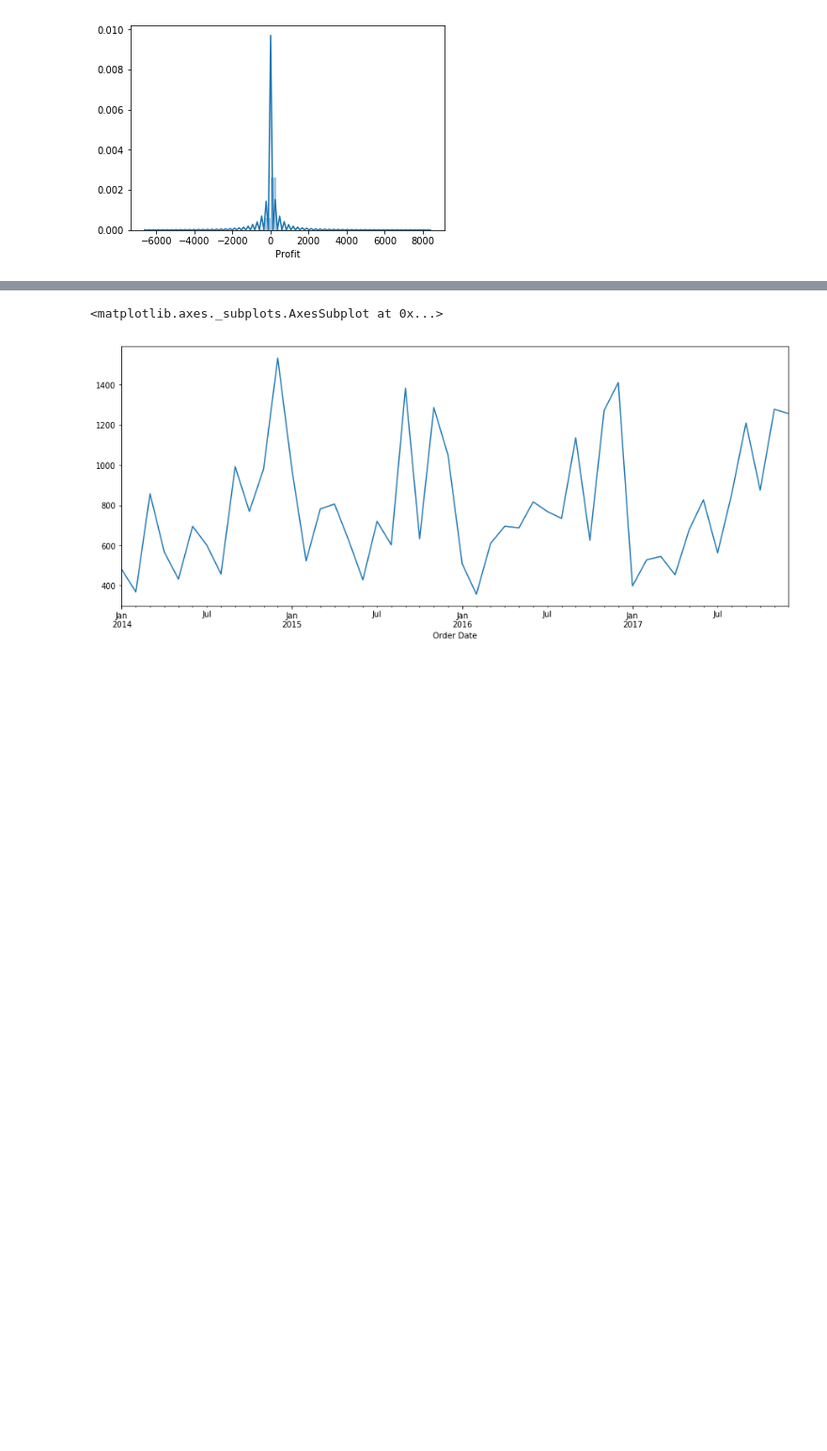
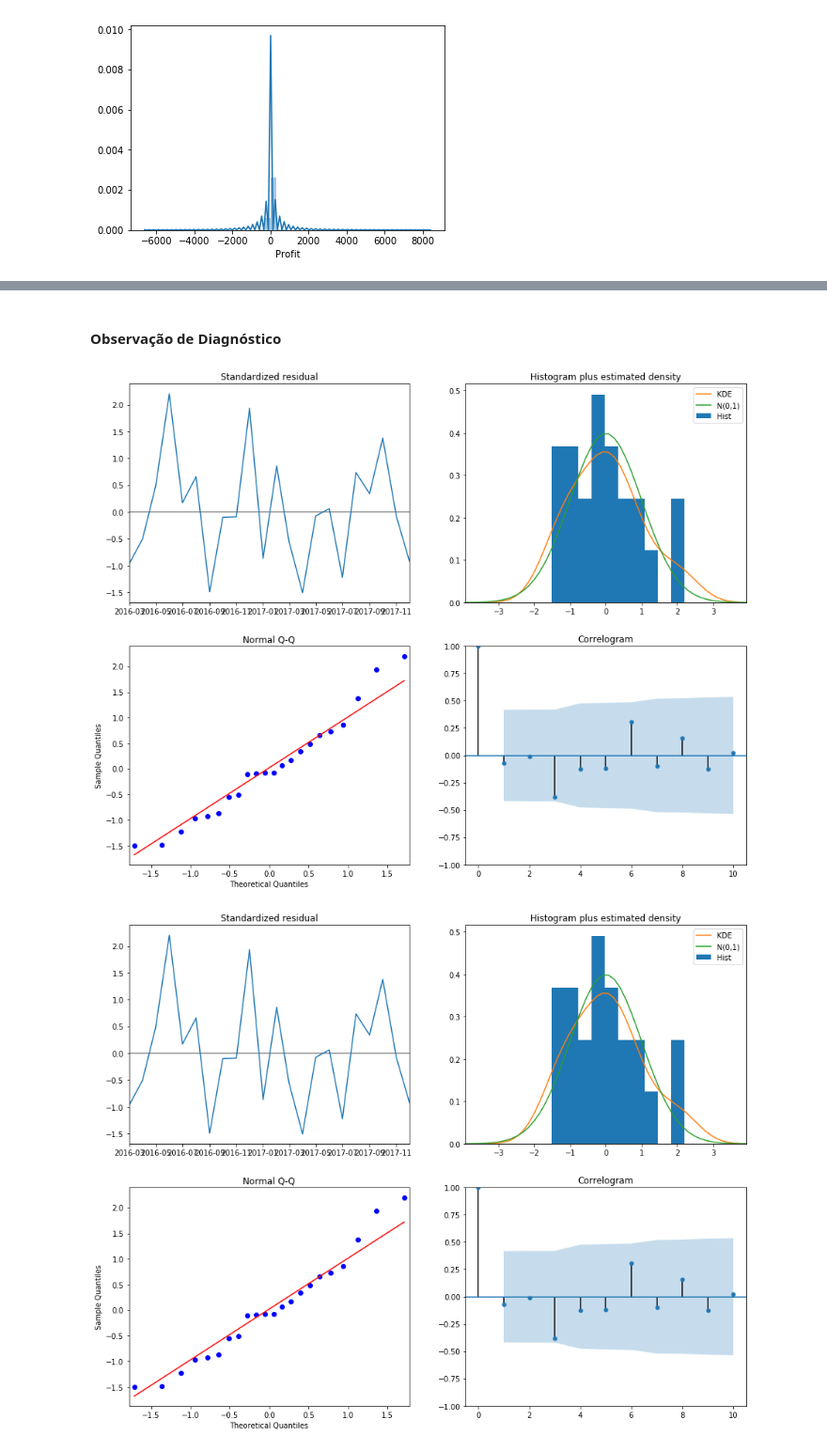
Before and after one commit to EverNife/DataAnalytics-API, a Jupyter notebook: Treino3/Treino3_SuperStore.ipynb, the cells around one changed output, grey strips where cells are left out. Shown: that part at 94% size. Drawn from its saved outputs; the diff is of its cells as text; code cells hidden in the pictures; blank space fills up the shorter version.

Commit message:
Finalizado ARIMA notebook em utilização manual! (Treino 3).

```diff
--- a/Treino3/Treino3_SuperStore.ipynb
+++ b/Treino3/Treino3_SuperStore.ipynb
@@ -140,7 +96,7 @@ orederedFurniture
 # Esse comando resample só pode ser usado em dataframes com index em TimeStamp (Ou seja, só serve para problemas de séries temporáis, como esse)
 
 # Nesse caso, dando ressample com a média dos meses, mas poderia ser a soma do total vendido tambem...
-anualOrderedFurniture = orederedFurniture['Sales'].resample('MS').mean();
-anualOrderedFurniture
+monthilyOrderedFurniture = orederedFurniture['Sales'].resample('MS').mean();
+monthilyOrderedFurniture.head(5)
 # %% [output]
 Order Date
@@ -162,0 +135,15 @@ Freq: MS, Name: Sales, dtype: float64
+# %%
+import itertools;
+
+p = sazonalidade = range(0, 2);     # Arima P == auto-regressive part of the model
+d = tendencia = range(0, 2);        # Arima D == integrated part of the model
+q = ruido = range(0,2);             # Arima Q == moving average part of the model
+
+#itertools.product basicamente relaciona todas as variáveis com todas as varíaveis... como já diz, PRODUCT
+pdq = list(itertools.product(sazonalidade, tendencia, ruido))
+
+#Criando agora as variações de calculos para o arima usar.
+#(Similar ao 'grid search' de machine learning)
+ARIMA_SASONALIDADE = 12; #12 meses, no caso, 1 ano;
+seasonal_pdq = [(x[0], x[1], x[2], ARIMA_SASONALIDADE) for x in list(itertools.product(p, d, q))]
+seasonal_pdq
@@ -162,0 +215,10 @@ Freq: MS, Name: Sales, dtype: float64
+# %%
+mod = sm.tsa.statespace.SARIMAX(monthilyOrderedFurniture,
+                                order=theOrder,
+                                seasonal_order=theSeasonal_order,
+                                enforce_stationarity=False,
+                                enforce_invertibility=False)
+
+resultado_final = mod.fit()
+
+print(resultado_final.summary().tables[1])
@@ -163,8 +234,9 @@ Freq: MS, Name: Sales, dtype: float64
+# %% [markdown]
+#### Observação de Diagnóstico
 # %%
-#import matplotlib.pyplot as plt;
-
-anualOrderedFurniture.plot(figsize = (15,6))
+#import matplotlib.pyplot as plt
+resultado_final.plot_diagnostics(figsize=(15, 12))
 #plt.show()
 # %% [output]
-<matplotlib.axes._subplots.AxesSubplot at 0x...>
-[figure, old version]
+[figure, new version]
+[figure, added]
```
Also changed, not shown: parts of 24 cells of this notebook, 1 other file.
